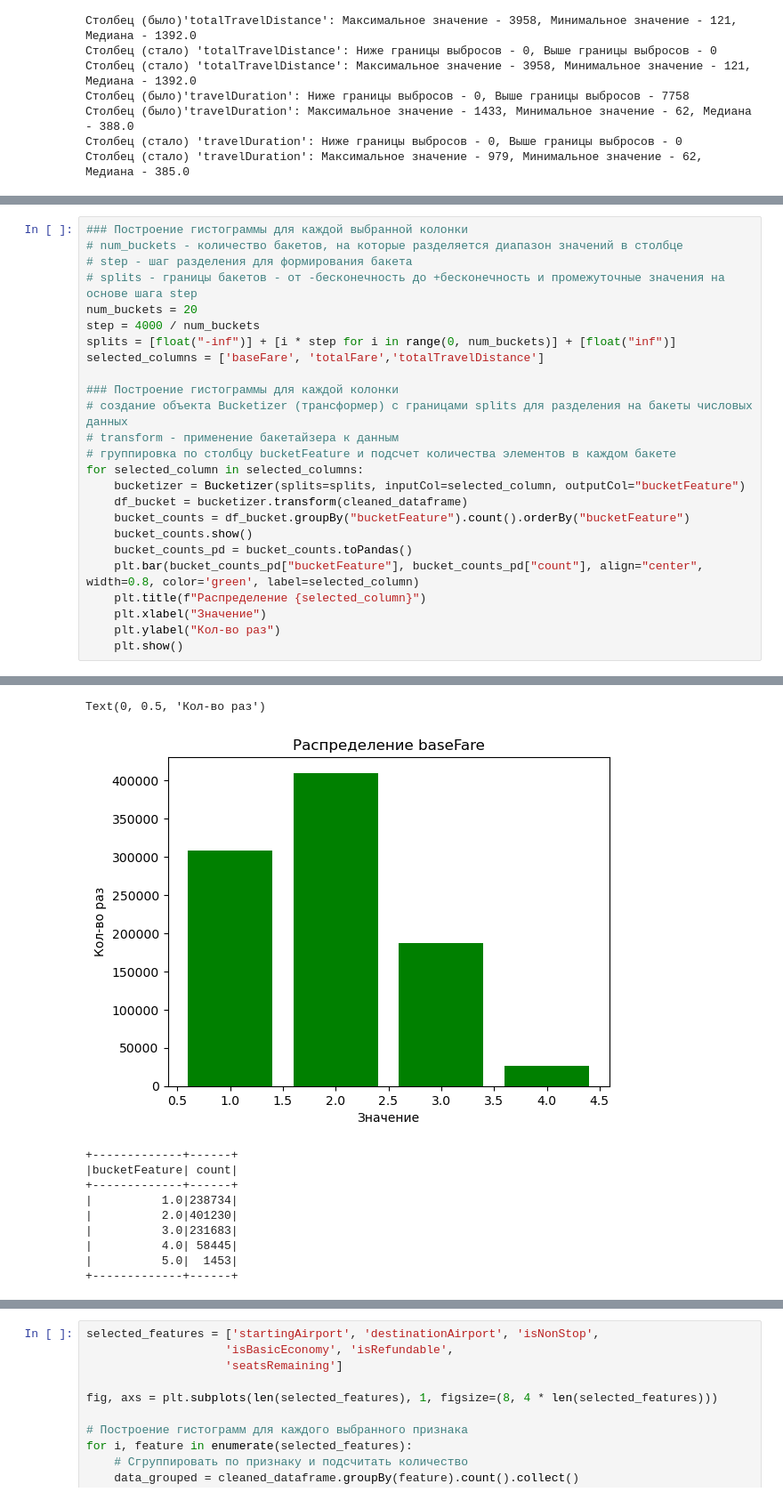
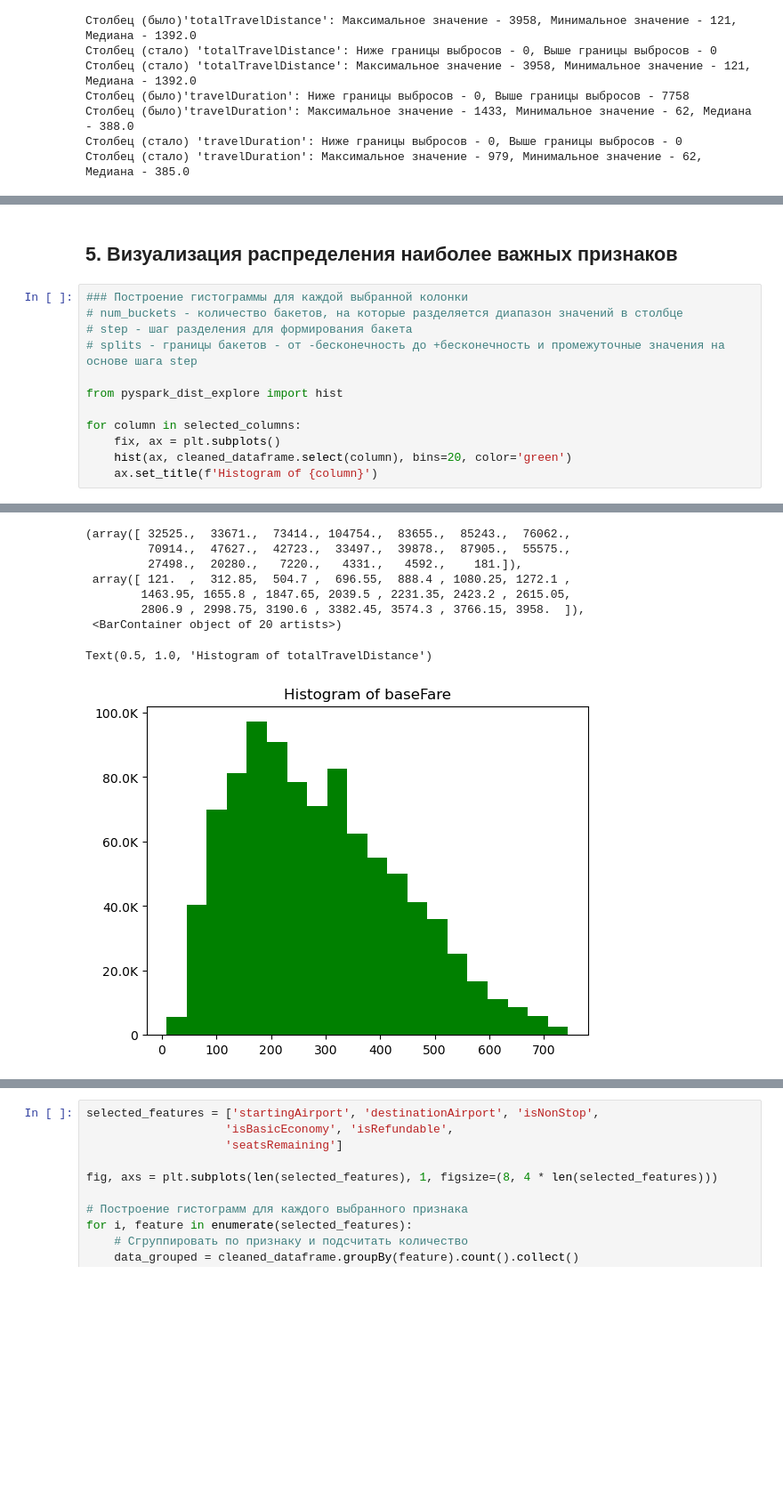
Before and after one commit to wardennn1/SOBD, a Jupyter notebook: lab1.ipynb, the cells around one changed output, grey strips where cells are left out. Shown: that part at 89% size. Drawn from its saved outputs; the diff is of its cells as text; blank space fills up the shorter version.

```diff
--- a/lab1.ipynb
+++ b/lab1.ipynb
@@ -271,26 +297,15 @@ for column in selected_columns:
+# %% [markdown]
+## 5. Визуализация распределения наиболее важных признаков
 # %%
 ### Построение гистограммы для каждой выбранной колонки
 # num_buckets - количество бакетов, на которые разделяется диапазон значений в столбце
 # step - шаг разделения для формирования бакета
 # splits - границы бакетов - от -бесконечность до +бесконечность и промежуточные значения на основе шага step
-num_buckets = 20
-step = 4000 / num_buckets
-splits = [float("-inf")] + [i * step for i in range(0, num_buckets)] + [float("inf")]
-selected_columns = ['baseFare', 'totalFare','totalTravelDistance']
 
-### Построение гистограммы для каждой колонки
-# создание объекта Bucketizer (трансформер) с границами splits для разделения на бакеты числовых данных
-# transform - применение бакетайзера к данным
-# группировка по столбцу bucketFeature и подсчет количества элементов в каждом бакете
-for selected_column in selected_columns:
-    bucketizer = Bucketizer(splits=splits, inputCol=selected_column, outputCol="bucketFeature")
-    df_bucket = bucketizer.transform(cleaned_dataframe)
-    bucket_counts = df_bucket.groupBy("bucketFeature").count().orderBy("bucketFeature")
-    bucket_counts.show()
-    bucket_counts_pd = bucket_counts.toPandas()
-    plt.bar(bucket_counts_pd["bucketFeature"], bucket_counts_pd["count"], align="center", width=0.8, color='green', label=selected_column)
-    plt.title(f"Распределение {selected_column}")
-    plt.xlabel("Значение")
-    plt.ylabel("Кол-во раз")
-    plt.show()
+from pyspark_dist_explore import hist
+
+for column in selected_columns:
+    fix, ax = plt.subplots()
+    hist(ax, cleaned_dataframe.select(column), bins=20, color='green')
+    ax.set_title(f'Histogram of {column}')
 # %% [output]
@@ -308,11 +329,9 @@ Text(0.5, 0, 'Значение')
-Text(0, 0.5, 'Кол-во раз')
+(array([ 32525.,  33671.,  73414., 104754.,  83655.,  85243.,  76062.,
+         70914.,  47627.,  42723.,  33497.,  39878.,  87905.,  55575.,
+         27498.,  20280.,   7220.,   4331.,   4592.,    181.]),
+ array([ 121.  ,  312.85,  504.7 ,  696.55,  888.4 , 1080.25, 1272.1 ,
+        1463.95, 1655.8 , 1847.65, 2039.5 , 2231.35, 2423.2 , 2615.05,
+        2806.9 , 2998.75, 3190.6 , 3382.45, 3574.3 , 3766.15, 3958.  ]),
+ <BarContainer object of 20 artists>)
+Text(0.5, 1.0, 'Histogram of totalTravelDistance')
-[figure, old version]
+[figure, new version]
-+-------------+------+
-|bucketFeature| count|
-+-------------+------+
-|          1.0|238734|
-|          2.0|401230|
-|          3.0|231683|
-|          4.0| 58445|
-|          5.0|  1453|
-+-------------+------+
```
Also changed, not shown: parts of 15 cells of this notebook.
